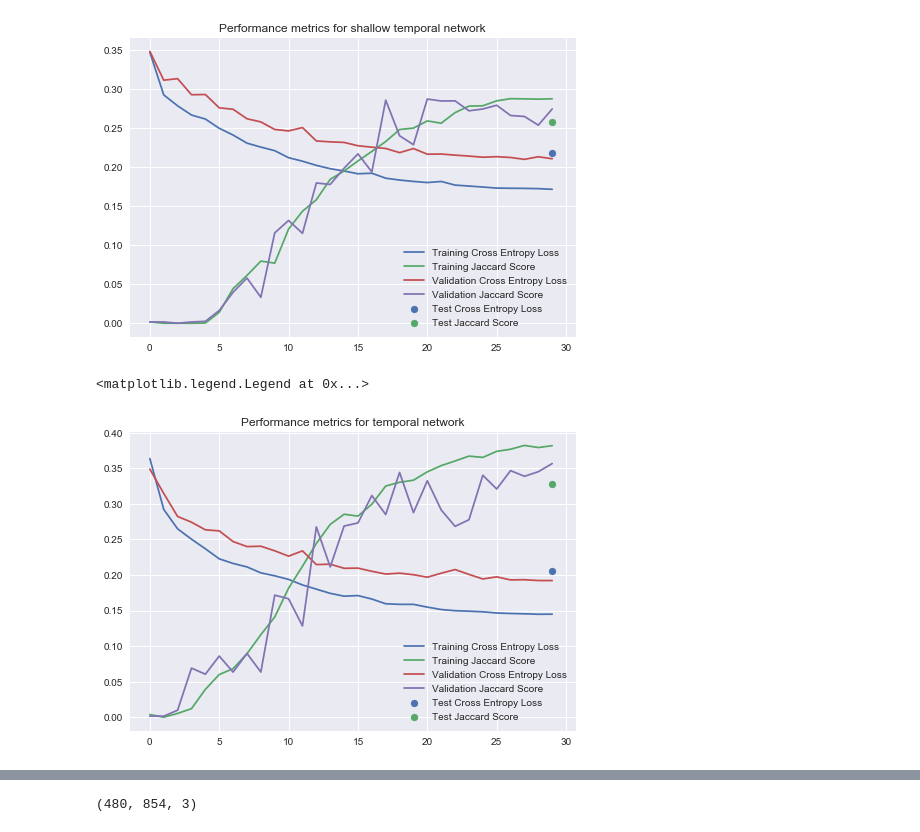
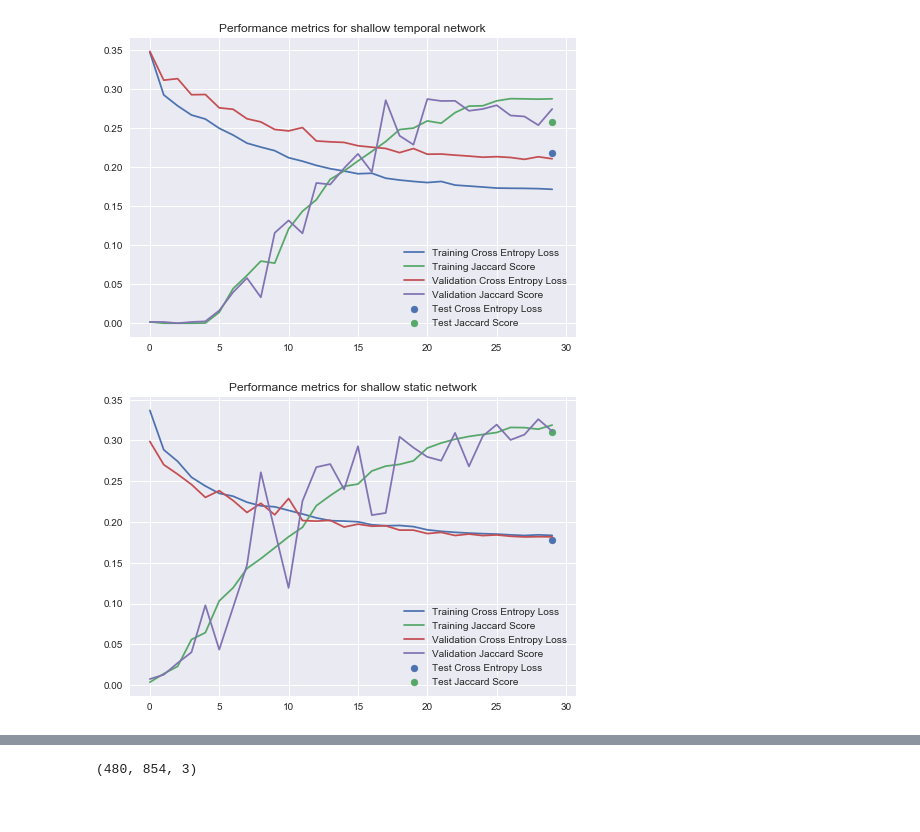
Before and after one commit to DanielPolatajko/ivcproject, a Jupyter notebook: Graphing.ipynb, the cells around one changed output, grey strips where cells are left out. Drawn from its saved outputs; the diff is of its cells as text; code cells hidden in the pictures.

```diff
--- a/Graphing.ipynb
+++ b/Graphing.ipynb
@@ -12,3 +13,19 @@ C:\Users\danie\OneDrive\Documents\Daniel\classes\ivc\ivcproject/CNNresults/
+# %%
+def loss_graph(scores,testscores,flag,filename=None):
+
+    plt.title("Performance metrics for " + flag +" network")
+    plt.plot(scores['train_loss'],label="Training Cross Entropy Loss")
+    plt.plot(scores['train_jac'],label="Training Jaccard Score")
+    plt.plot(scores['val_loss'],label="Validation Cross Entropy Loss")
+    plt.plot(scores['val_jac'],label="Validation Jaccard Score")
+    plt.scatter([29],testscores['test_loss'],label="Test Cross Entropy Loss")
+    plt.scatter([29],testscores['test_jac'],label="Test Jaccard Score")
+    plt.legend()
+
+    if filename is None:
+        plt.show()
+    else:
+        plt.savefig(filename)
 # %%
 plt.style.use('seaborn')
 # %%
@@ -37,4 +55,7 @@ temp1
 # %%
 static_deeper_scores = pd.read_csv(temp1[0])
 static_deeper_test = pd.read_csv(temp1[1])
+# %%
+static_shallow_scores = pd.read_csv('C:/Users/danie/OneDrive/Documents/Daniel/classes/ivc/ivcproject/CNNresults/static_run_shallow_summary.csv')
+static_shallow_test = pd.read_csv('C:/Users/danie/OneDrive/Documents/Daniel/classes/ivc/ivcproject/CNNresults/static_run_shallow_test_summary.csv')
 # %%
@@ -69,15 +100,7 @@ loss_graph(temporal_deepest_scores, temporal_deepest_test, "deepest temporal")
 loss_graph(temporal_shallow_scores, temporal_shallow_test, "shallow temporal")
 # %% [output]
 [figure]
-# %%
-plt.title("Performance metrics for temporal network")
-plt.plot(scores['train_loss'],label="Training Cross Entropy Loss")
-plt.plot(scores['train_jac'],label="Training Jaccard Score")
-plt.plot(scores['val_loss'],label="Validation Cross Entropy Loss")
-plt.plot(scores['val_jac'],label="Validation Jaccard Score")
-plt.scatter([29],testscores['test_loss'],label="Test Cross Entropy Loss")
-plt.scatter([29],testscores['test_jac'],label="Test Jaccard Score")
-plt.legend()
-# %% [output]
-<matplotlib.legend.Legend at 0x...>
-[figure, removed]
+# %%
+loss_graph(static_shallow_scores, static_shallow_test, "shallow static")
+# %% [output]
+[figure, added]
```
Also changed, not shown: parts of 12 cells of this notebook, 14 other files.
